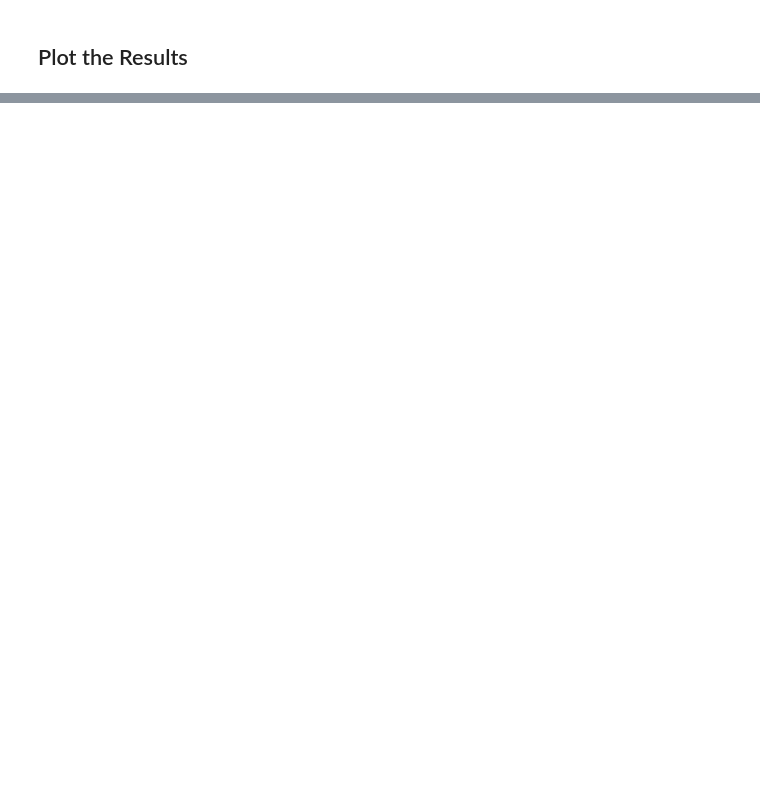
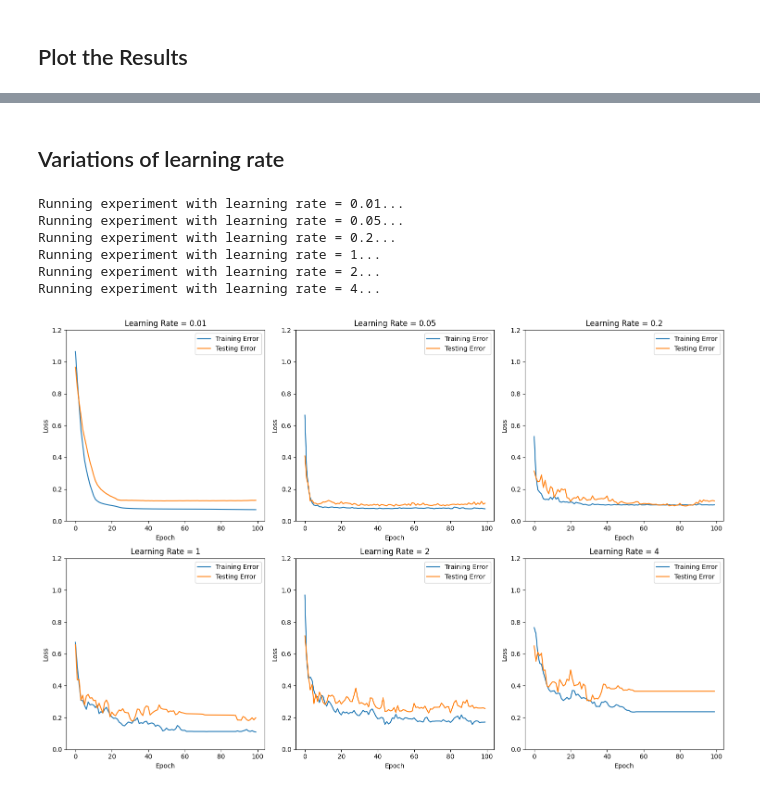
Before and after one commit to oyjuffer/NNCI-3, a Jupyter notebook: main.ipynb, the cells around one changed output, grey strips where cells are left out. Cells and saved outputs as stored; diff of their text form; code cells hidden in the pictures; blank space fills up the shorter version.

```diff
--- a/main.ipynb
+++ b/main.ipynb
@@ -187,0 +337,47 @@ plt.show()
+# %% [markdown]
+## Variations of learning rate
+# %%
+# Define network parameters
+learning_rates = [0.01, 0.05, 0.2, 1, 2, 4]  # Learning rates to test
+P = 600  # Number of training samples
+Q = 200  # Number of testing samples
+N = 50   # Input dimensionality
+K = 2    # Number of neurons in the hidden layer
+
+fig, axs = plt.subplots(2, 3, figsize=(15, 10))
+
+for i, learning_rate in enumerate(learning_rates):
+    print(f"Running experiment with learning rate = {learning_rate}...")
+
+    # Initialize network with specified parameters and learning rate
+    network = Network(P=P, Q=Q, N=N, K=K, learning_rate=learning_rate)
+
+    # Train the network and retrieve training and testing errors
+    train_err, test_err, weights = network.train(t_max=100, train_set=train_set, test_set=test_set, verbose=False)
+
+    # Set all y axis limits to the same value
+    axs[i//3, i%3].set_ylim(0, 1.2)
+
+    # Plot the training and testing errors over epochs
+    axs[i//3, i%3].plot(train_err, label="Training Error")
+    axs[i//3, i%3].plot(test_err, label="Testing Error")
+
+    # Add a legend to the plot
+    axs[i//3, i%3].legend()
+
+    # Add labels to the x and y axes
+    axs[i//3, i%3].set_xlabel('Epoch')
+    axs[i//3, i%3].set_ylabel('Loss')
+    axs[i//3, i%3].set_title(f'Learning Rate = {learning_rate}')
+
+# Display the plot
+plt.tight_layout()
+plt.show()
+# %% [output]
+Running experiment with learning rate = 0.01...
+Running experiment with learning rate = 0.05...
+Running experiment with learning rate = 0.2...
+Running experiment with learning rate = 1...
+Running experiment with learning rate = 2...
+Running experiment with learning rate = 4...
+[figure, added]
```
Also changed, not shown: parts of 13 cells of this notebook, 7 other files.
